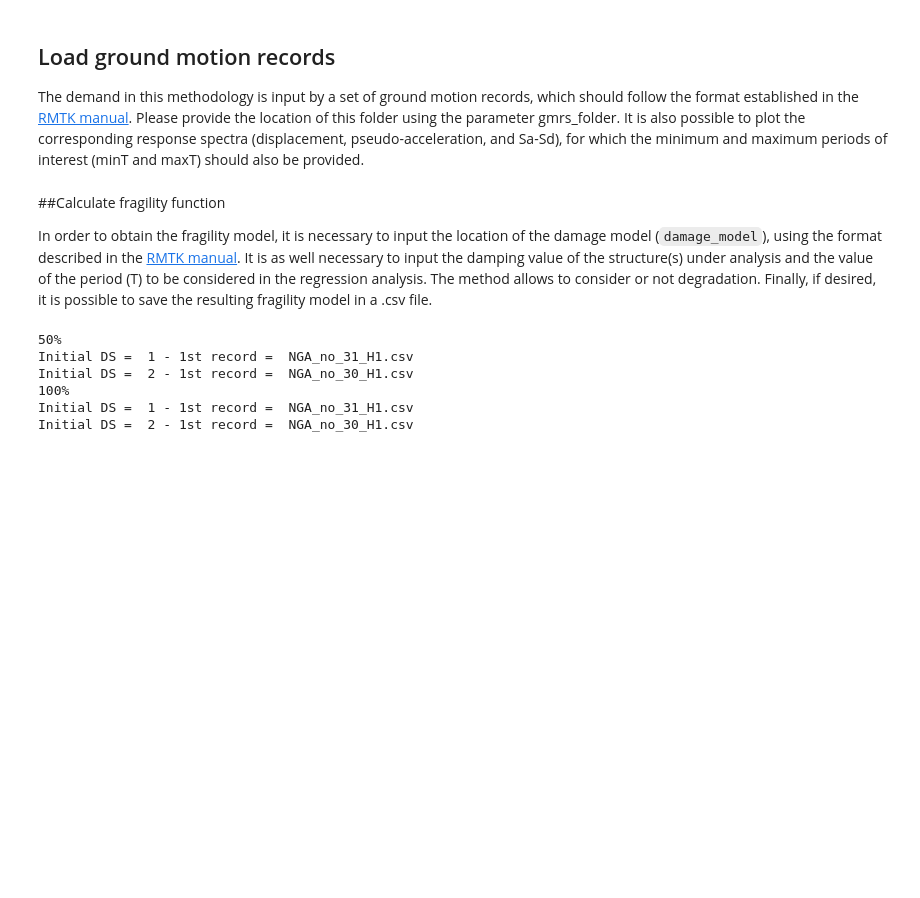
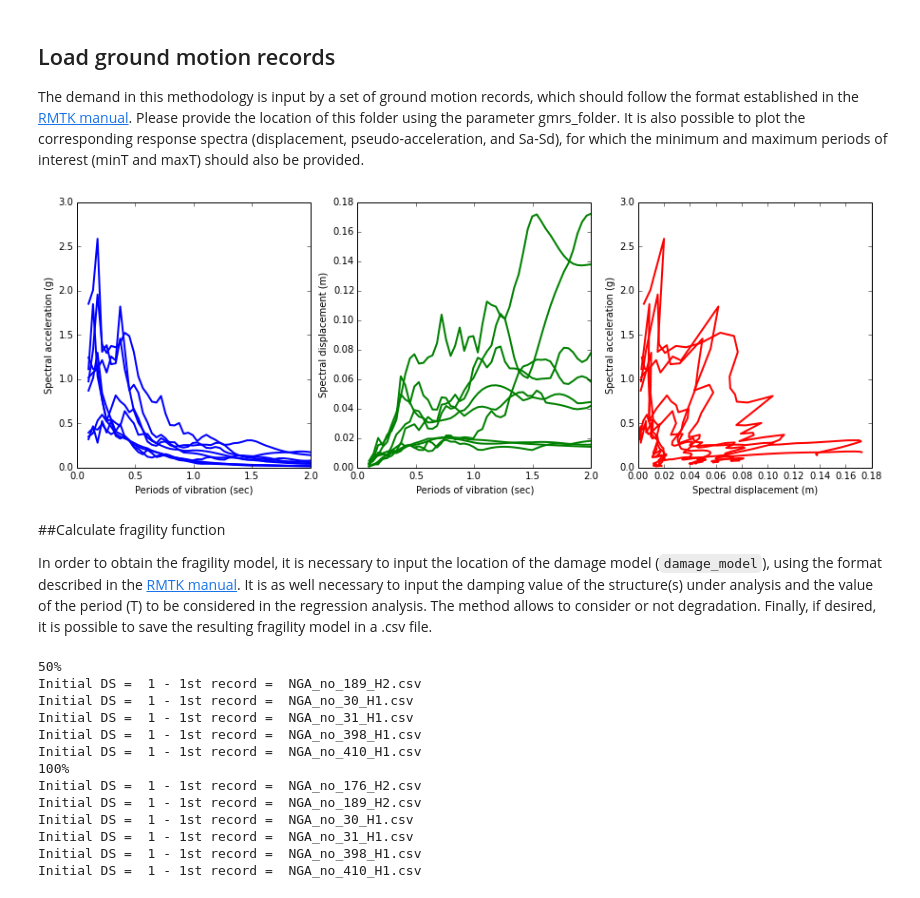
Before and after one commit to GEMScienceTools/rmtk, a Jupyter notebook: rmtk/vulnerability/derivation_fragility/MSA2_on_SDOF/2MSA_on_SDOF.ipynb, the cells around one changed output. Drawn from its saved outputs; the diff is of its cells as text; code cells hidden in the pictures; blank space fills up the shorter version.

```diff
--- a/rmtk/vulnerability/derivation_fragility/MSA2_on_SDOF/2MSA_on_SDOF.ipynb
+++ b/rmtk/vulnerability/derivation_fragility/MSA2_on_SDOF/2MSA_on_SDOF.ipynb
@@ -25,9 +26,11 @@ The demand in this methodology is input by a set of ground motion records, which
 # %%
 gmrs_folder = '../../../../../rmtk_data/recs_trial'
 gmrs = utils.read_gmrs(gmrs_folder)
 minT = 0.1
 maxT = 2
-#utils.plot_response_spectra(gmrs,minT,maxT)
+utils.plot_response_spectra(gmrs,minT,maxT)
+# %% [output]
+[figure, added]
 # %% [markdown]
 ##Calculate fragility function
 
@@ -36,22 +39,28 @@ In order to obtain the fragility model, it is necessary to input the location of
 import double_MSA_on_SDOF
 
 damage_model = utils.read_damage_model('../../../../../rmtk_data/damage_model.csv')
-# damping type can be: 'tangentstiffness', 'initialstiffness', 'masspropotional'
 damping = 0.05
 T = 2.0
 degradation = False
 regression_method = 'least squares'
 save = True
 output_type = 'logmean-cov'
-number_models_in_DS = 2
+number_models_in_DS = 10
 PDM, Sds = double_MSA_on_SDOF.calculate_fragility(capacity_curves,gmrs,damage_model,damping,degradation, number_models_in_DS)
 # %% [output]
 50%
+Initial DS =  1 - 1st record =  NGA_no_189_H2.csv
+Initial DS =  1 - 1st record =  NGA_no_30_H1.csv
 Initial DS =  1 - 1st record =  NGA_no_31_H1.csv
-Initial DS =  2 - 1st record =  NGA_no_30_H1.csv
+Initial DS =  1 - 1st record =  NGA_no_398_H1.csv
+Initial DS =  1 - 1st record =  NGA_no_410_H1.csv
 100%
+Initial DS =  1 - 1st record =  NGA_no_176_H2.csv
+Initial DS =  1 - 1st record =  NGA_no_189_H2.csv
+Initial DS =  1 - 1st record =  NGA_no_30_H1.csv
 Initial DS =  1 - 1st record =  NGA_no_31_H1.csv
-Initial DS =  2 - 1st record =  NGA_no_30_H1.csv
+Initial DS =  1 - 1st record =  NGA_no_398_H1.csv
+Initial DS =  1 - 1st record =  NGA_no_410_H1.csv
 # %%
 fragility_model = utils.calculate_mean_fragility(gmrs,PDM,T,damping,'Sa',damage_model,regression_method)
 utils.plot_fragility_model(fragility_model,0.01,2)
```
Also changed, not shown: parts of 2 cells of this notebook, 16 other files.
